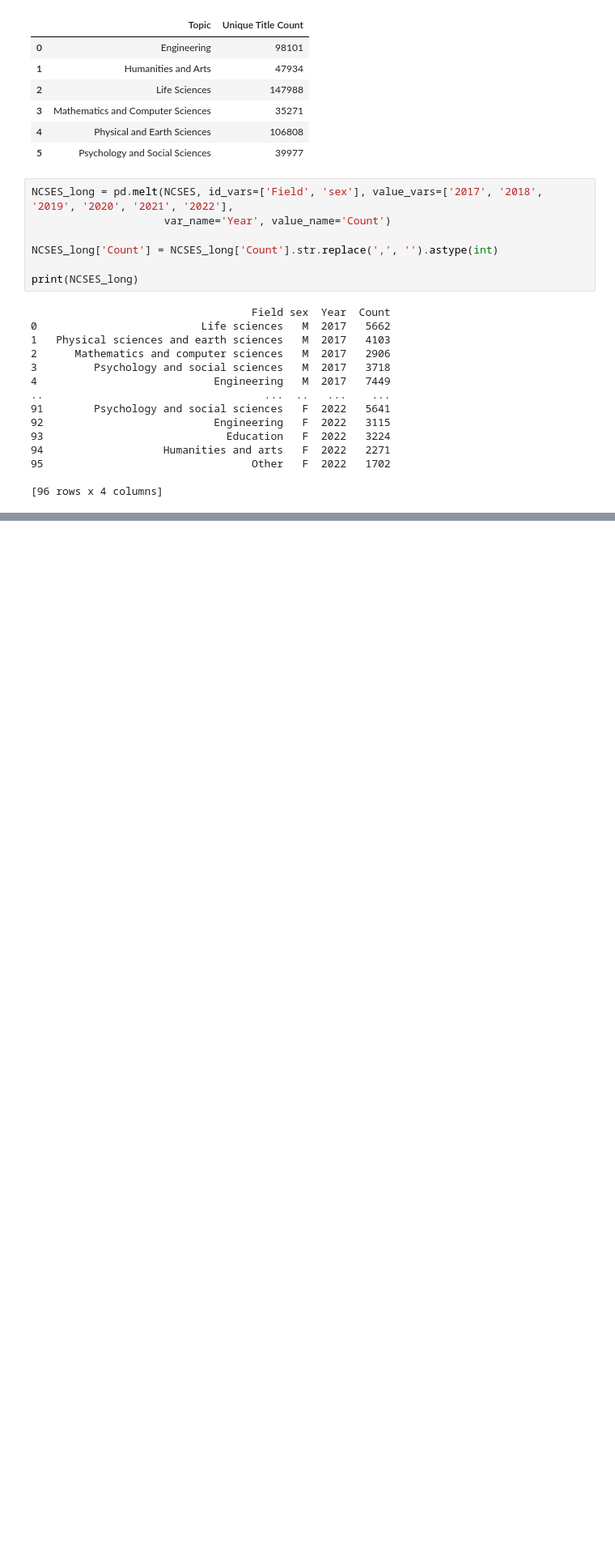
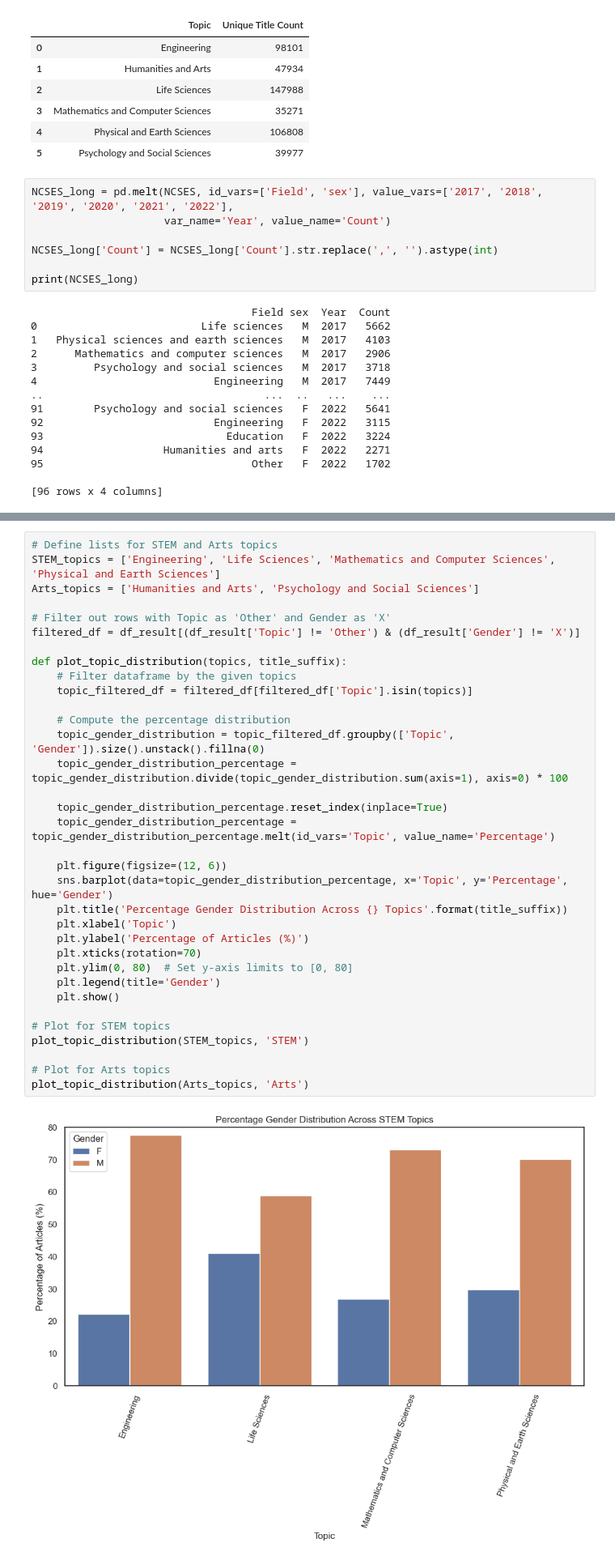
Before and after one commit to raagpatel1/SMU_MSDS_Capstone, a Jupyter notebook: analysis_raag.ipynb, the cells around one changed output, grey strips where cells are left out. Shown at 81% size. Drawn from its saved outputs; the diff is of its cells as text; blank space fills up the shorter version.

```diff
--- a/analysis_raag.ipynb
+++ b/analysis_raag.ipynb
@@ -336,0 +437,36 @@ plt.show()
+# %%
+# Define lists for STEM and Arts topics
+STEM_topics = ['Engineering', 'Life Sciences', 'Mathematics and Computer Sciences', 'Physical and Earth Sciences']
+Arts_topics = ['Humanities and Arts', 'Psychology and Social Sciences']
+
+# Filter out rows with Topic as 'Other' and Gender as 'X'
+filtered_df = df_result[(df_result['Topic'] != 'Other') & (df_result['Gender'] != 'X')]
+
+def plot_topic_distribution(topics, title_suffix):
+    # Filter dataframe by the given topics
+    topic_filtered_df = filtered_df[filtered_df['Topic'].isin(topics)]
+
+    # Compute the percentage distribution
+    topic_gender_distribution = topic_filtered_df.groupby(['Topic', 'Gender']).size().unstack().fillna(0)
+    topic_gender_distribution_percentage = topic_gender_distribution.divide(topic_gender_distribution.sum(axis=1), axis=0) * 100
+
+    topic_gender_distribution_percentage.reset_index(inplace=True)
+    topic_gender_distribution_percentage = topic_gender_distribution_percentage.melt(id_vars='Topic', value_name='Percentage')
+
+    plt.figure(figsize=(12, 6))
+    sns.barplot(data=topic_gender_distribution_percentage, x='Topic', y='Percentage', hue='Gender')
+    plt.title('Percentage Gender Distribution Across {} Topics'.format(title_suffix))
+    plt.xlabel('Topic')
+    plt.ylabel('Percentage of Articles (%)')
+    plt.xticks(rotation=70)
+    plt.ylim(0, 80)  # Set y-axis limits to [0, 80]
+    plt.legend(title='Gender')
+    plt.show()
+
+# Plot for STEM topics
+plot_topic_distribution(STEM_topics, 'STEM')
+
+# Plot for Arts topics
+plot_topic_distribution(Arts_topics, 'Arts')
+# %% [output]
+[figure, added]
```
Also changed, not shown: parts of 11 cells of this notebook, 1 other file.
